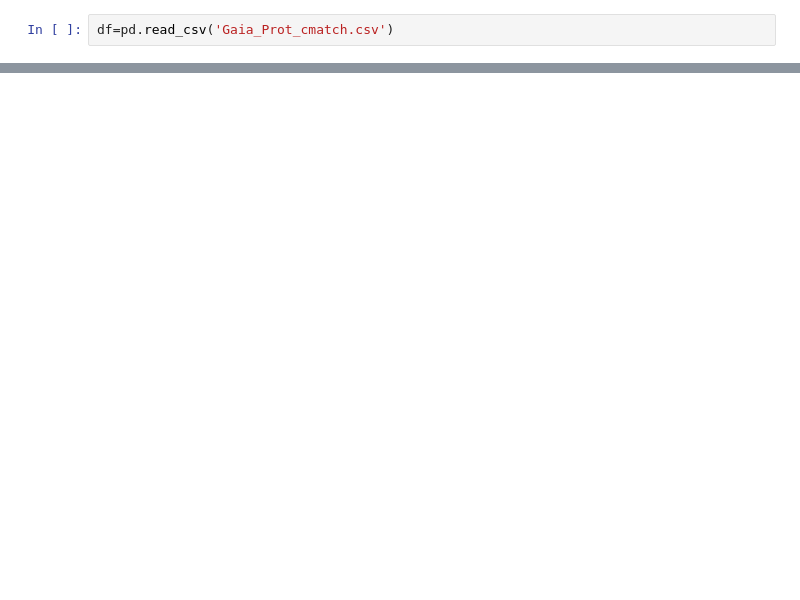
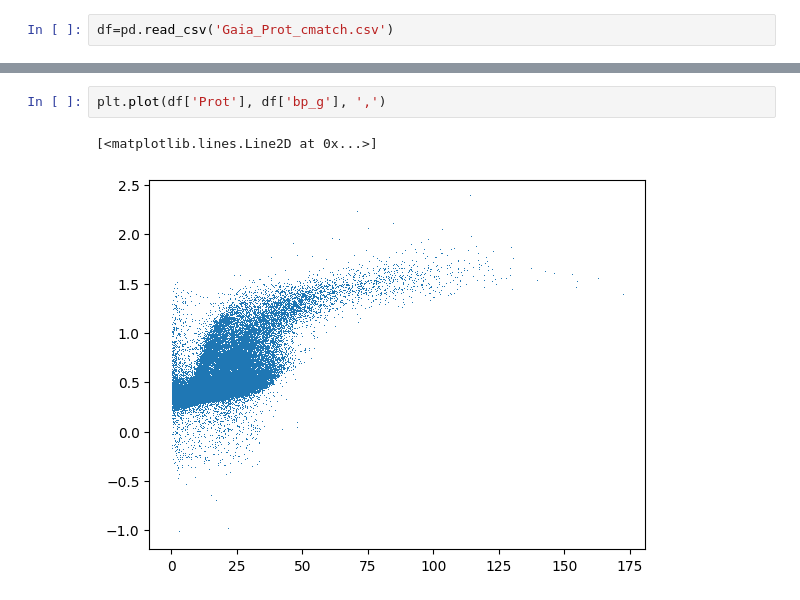
Before and after one commit to BelenKohl/SRMP, a Jupyter notebook: Dec19_Kohl.ipynb, the cells around one changed output, grey strips where cells are left out. Drawn from its saved outputs; the diff is of its cells as text; blank space fills up the shorter version.

```diff
--- a/Dec19_Kohl.ipynb
+++ b/Dec19_Kohl.ipynb
@@ -15,0 +39,5 @@ df=pd.read_csv('Gaia_Prot_cmatch.csv')
+# %%
+plt.plot(df['Prot'], df['bp_g'], ',')
+# %% [output]
+[<matplotlib.lines.Line2D at 0x...>]
+[figure, added]
```
Also changed, not shown: parts of 41 cells of this notebook.
